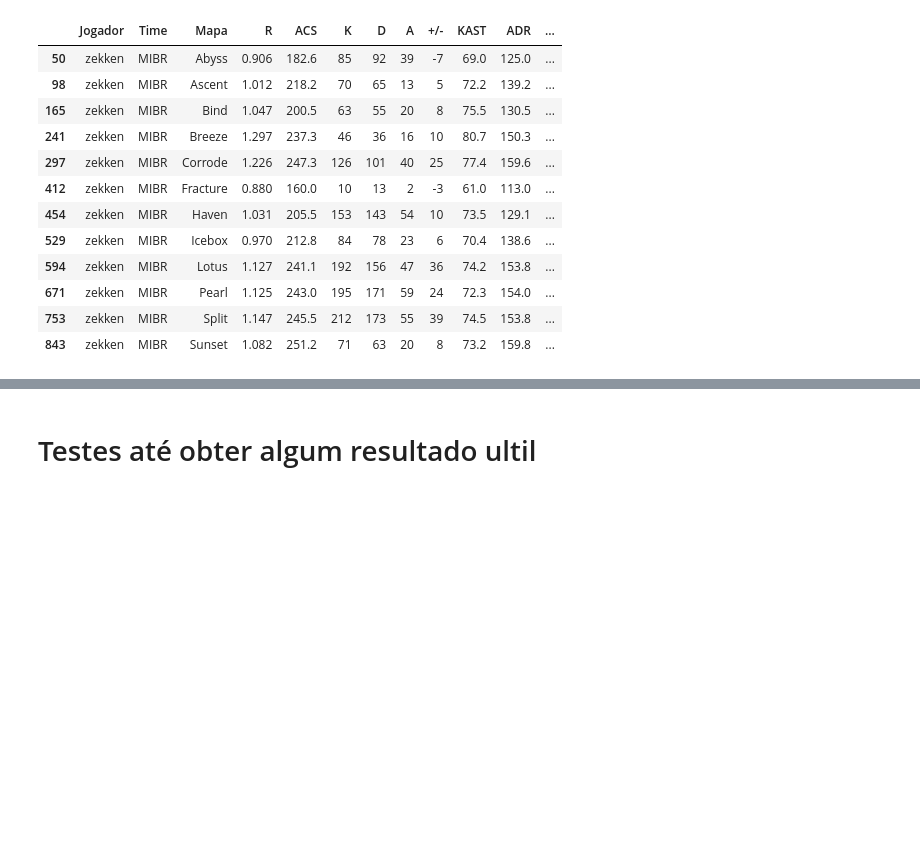
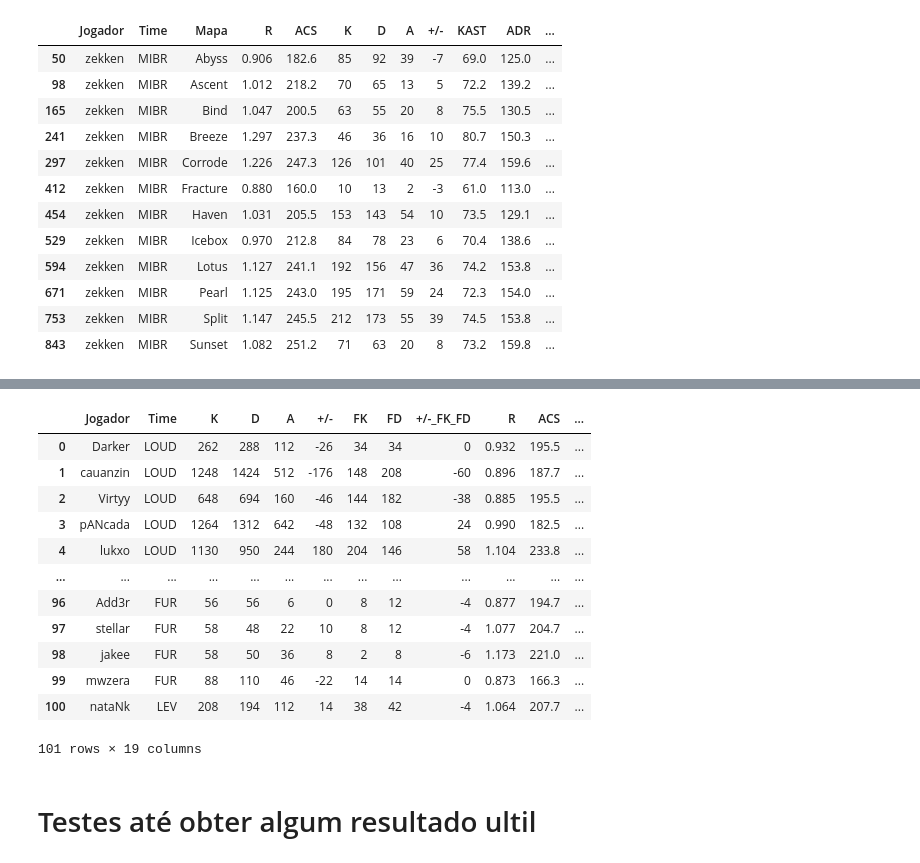
Before and after one commit to GuilhermeGML/Analise-Valorant-ESport, a Jupyter notebook: Jogador por Mapa.ipynb, the cells around one changed output, grey strips where cells are left out. Saved outputs shown, nothing was run; the diff lists cells and outputs as text; code cells hidden in the pictures; blank space fills up the shorter version.

```diff
--- a/Jogador por Mapa.ipynb
+++ b/Jogador por Mapa.ipynb
@@ -398,3 +490,72 @@ Name: Mapa, dtype: int64
+# %%
+REF_MEDIANO = {
+    'K': 770.0, 'D': 840.0, 'A': 294.0, '+/-': -26.0,
+    'FK': 120.0, 'FD': 124.0, '+/-_FK_FD': -4.0,
+    'R': 0.949, 'ACS': 190.8, 'KAST': 71.1, 'ADR': 124.8,
+    'HS': 27.5, 'Score_Time': 548.0, 'Score_Adv': 630.0,
+    'Mapas_Time': 48.0, 'Mapas_Adv': 56.0
+}
+
+PESOS = {
+    'ACS': 0.106, 'R': 0.104, 'ADR': 0.097, 'HS': 0.095,
+    'KAST': 0.093, '+/-': 0.085, 'A': 0.079, 'D': 0.076,
+    'K': 0.071, '+/-_FK_FD': 0.056, 'FK': 0.052, 'FD': 0.050,
+    'Mapa_Num': 0.034
+}
+
+def calcular_impacto(r, acs, kast, adr, hs, tot_k, tot_d, tot_fk, tot_fd, jogos):
+    def clip(x, min_v=0.5, max_v=1.5):
+        return max(min(x, max_v), min_v)
+
+    kd_rate  = (tot_k - tot_d) / jogos if jogos > 0 else 0
+    fkd_rate = (tot_fk - tot_fd) / jogos if jogos > 0 else 0
+
+    scores = {
+        'R':         clip(r    / REF_MEDIANO['R']),
+        'ACS':       clip(acs  / REF_MEDIANO['ACS']),
+        'ADR':       clip(adr  / REF_MEDIANO['ADR']),
+        'KAST':      clip(kast / REF_MEDIANO['KAST']),
+        'HS':        clip(math.sqrt(hs / REF_MEDIANO['HS'])),
+        '+/-':       clip(1 + (kd_rate  / 2)),
+        '+/-_FK_FD': clip(1 + (fkd_rate / 1)),
+    }
+
+    pesos_usados = {k: v for k, v in PESOS.items() if k in scores}
+    score = sum(pesos_usados[m] * scores[m] for m in pesos_usados)
+    return round(score, 3)
+
+df_geral['jogos'] = df_geral['Mapas_Time'] + df_geral['Mapas_Adv']
+
+df_geral['Impacto'] = df_geral.apply(lambda row: calcular_impacto(
+    r=row['R'],
+    acs=row['ACS'],
+    kast=row['KAST'],
+    adr=row['ADR'],
+    hs=row['HS%'],
+    tot_k=row['K'],
+    tot_d=row['D'],
+    tot_fk=row['FK'],
+    tot_fd=row['FD'],
+    jogos=row['jogos']
+), axis=1)
+
+df_geral.drop(columns='jogos', inplace=True)
+df_geral.to_csv("df_jogador_geral.csv", index=False)
+df_geral
+# %% [output]
+|  | Jogador | Time | K | D | A | +/- | FK | FD | +/-_FK_FD | R | ACS | ... |
+| 0 | Darker | LOUD | 262 | 288 | 112 | -26 | 34 | 34 | 0 | 0.932 | 195.5 | ... |
+| 1 | cauanzin | LOUD | 1248 | 1424 | 512 | -176 | 148 | 208 | -60 | 0.896 | 187.7 | ... |
+| 2 | Virtyy | LOUD | 648 | 694 | 160 | -46 | 144 | 182 | -38 | 0.885 | 195.5 | ... |
+| 3 | pANcada | LOUD | 1264 | 1312 | 642 | -48 | 132 | 108 | 24 | 0.990 | 182.5 | ... |
+| 4 | lukxo | LOUD | 1130 | 950 | 244 | 180 | 204 | 146 | 58 | 1.104 | 233.8 | ... |
+| ... | ... | ... | ... | ... | ... | ... | ... | ... | ... | ... | ... | ... |
+| 96 | Add3r | FUR | 56 | 56 | 6 | 0 | 8 | 12 | -4 | 0.877 | 194.7 | ... |
+| 97 | stellar | FUR | 58 | 48 | 22 | 10 | 8 | 12 | -4 | 1.077 | 204.7 | ... |
+| 98 | jakee | FUR | 58 | 50 | 36 | 8 | 2 | 8 | -6 | 1.173 | 221.0 | ... |
+| 99 | mwzera | FUR | 88 | 110 | 46 | -22 | 14 | 14 | 0 | 0.873 | 166.3 | ... |
+| 100 | nataNk | LEV | 208 | 194 | 112 | 14 | 38 | 42 | -4 | 1.064 | 207.7 | ... |
+101 rows × 19 columns
 # %% [markdown]
 # Testes até obter algum resultado ultil
 # %%
```
Also changed, not shown: parts of 6 cells of this notebook, 2 other files.
